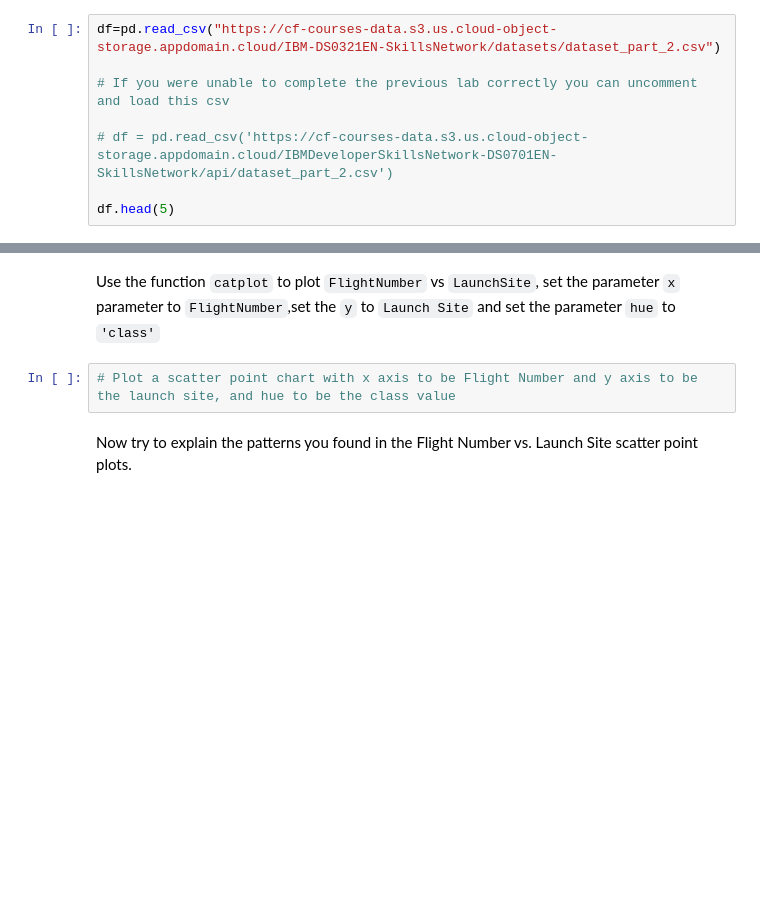
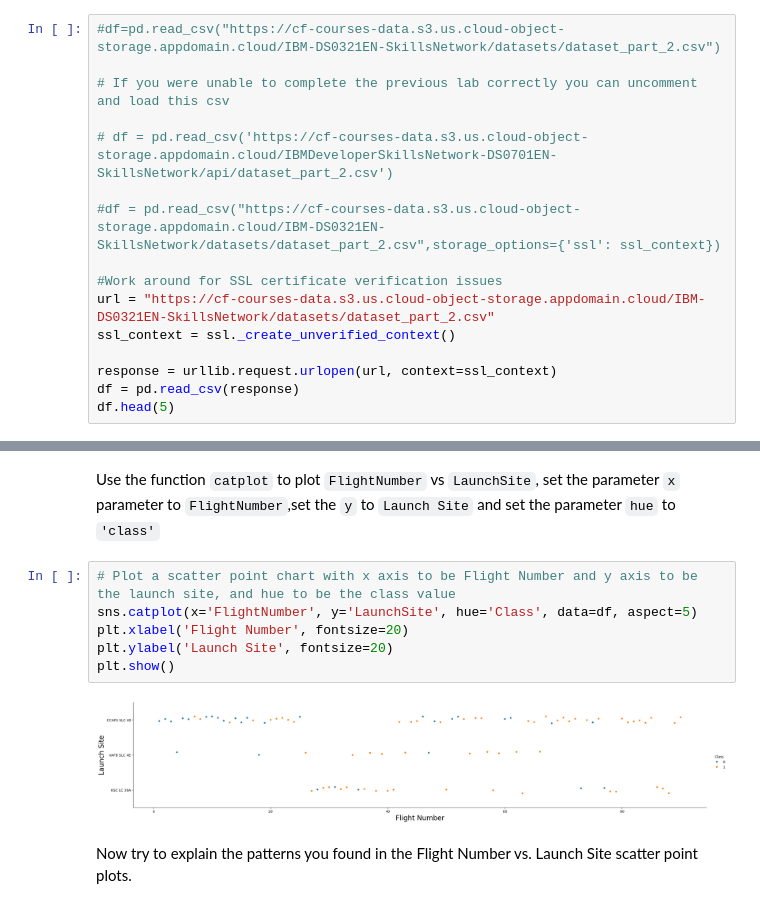
Before and after one commit to camfarrell25/IBM-Capstone-Project-CF2025, a Jupyter notebook: 5_jupyter-labs-eda-dataviz-v2.ipynb, the cells around one changed output, grey strips where cells are left out. Cells and saved outputs as stored; diff of their text form; blank space fills up the shorter version.

```diff
--- a/5_jupyter-labs-eda-dataviz-v2.ipynb
+++ b/5_jupyter-labs-eda-dataviz-v2.ipynb
@@ -77,10 +79,18 @@ Matplotlib is building the font cache; this may take a moment.
 # %% [markdown]
 First, let's read the SpaceX dataset into a Pandas dataframe and print its summary
 # %%
-df=pd.read_csv("https://cf-courses-data.s3.us.cloud-object-storage.appdomain.cloud/IBM-DS0321EN-SkillsNetwork/datasets/dataset_part_2.csv")
+#df=pd.read_csv("https://cf-courses-data.s3.us.cloud-object-storage.appdomain.cloud/IBM-DS0321EN-SkillsNetwork/datasets/dataset_part_2.csv")
 
 # If you were unable to complete the previous lab correctly you can uncomment and load this csv
 
 # df = pd.read_csv('https://cf-courses-data.s3.us.cloud-object-storage.appdomain.cloud/IBMDeveloperSkillsNetwork-DS0701EN-SkillsNetwork/api/dataset_part_2.csv')
 
+#df = pd.read_csv("https://cf-courses-data.s3.us.cloud-object-storage.appdomain.cloud/IBM-DS0321EN-SkillsNetwork/datasets/dataset_part_2.csv",storage_options={'ssl': ssl_context})
+
+#Work around for SSL certificate verification issues
+url = "https://cf-courses-data.s3.us.cloud-object-storage.appdomain.cloud/IBM-DS0321EN-SkillsNetwork/datasets/dataset_part_2.csv"
+ssl_context = ssl._create_unverified_context()
+
+response = urllib.request.urlopen(url, context=ssl_context)
+df = pd.read_csv(response)
 df.head(5)
@@ -101,5 +120,11 @@ Next, let's drill down to each site visualize its detailed launch records.
 Use the function <code>catplot</code> to plot <code>FlightNumber</code> vs <code>LaunchSite</code>, set the  parameter <code>x</code>  parameter to <code>FlightNumber</code>,set the  <code>y</code> to <code>Launch Site</code> and set the parameter <code>hue</code> to <code>'class'</code>
 # %%
 # Plot a scatter point chart with x axis to be Flight Number and y axis to be the launch site, and hue to be the class value
+sns.catplot(x='FlightNumber', y='LaunchSite', hue='Class', data=df, aspect=5)
+plt.xlabel('Flight Number', fontsize=20)
+plt.ylabel('Launch Site', fontsize=20)
+plt.show()
+# %% [output]
+[figure, added]
 # %% [markdown]
 Now try to explain the patterns you found in the Flight Number vs. Launch Site scatter point plots.
```
Also changed, not shown: parts of 19 cells of this notebook, 7 other files.
